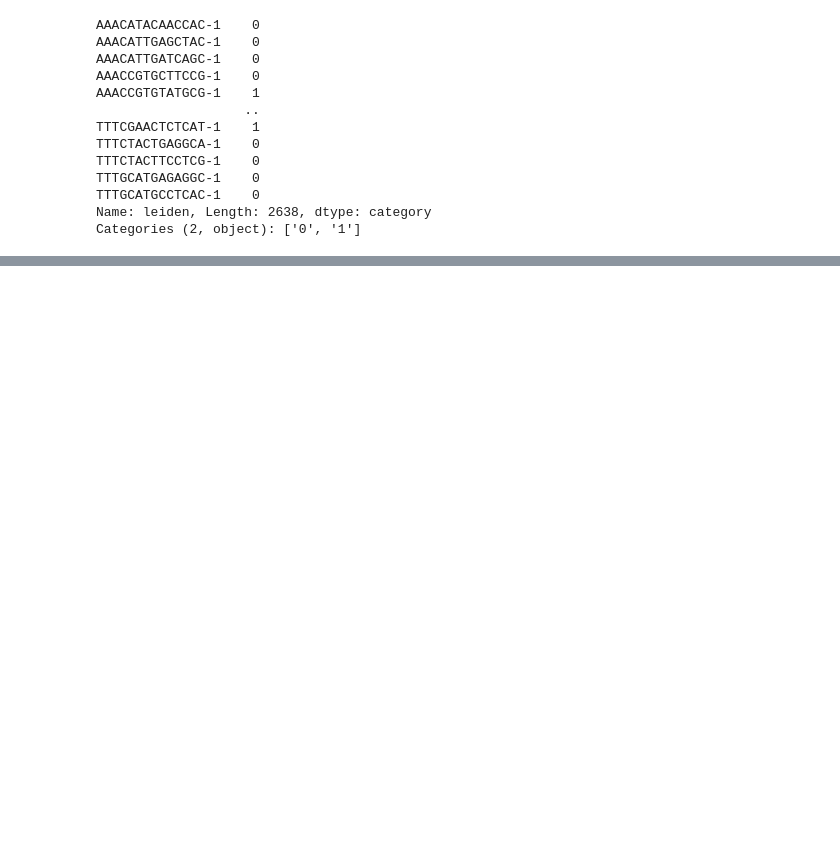
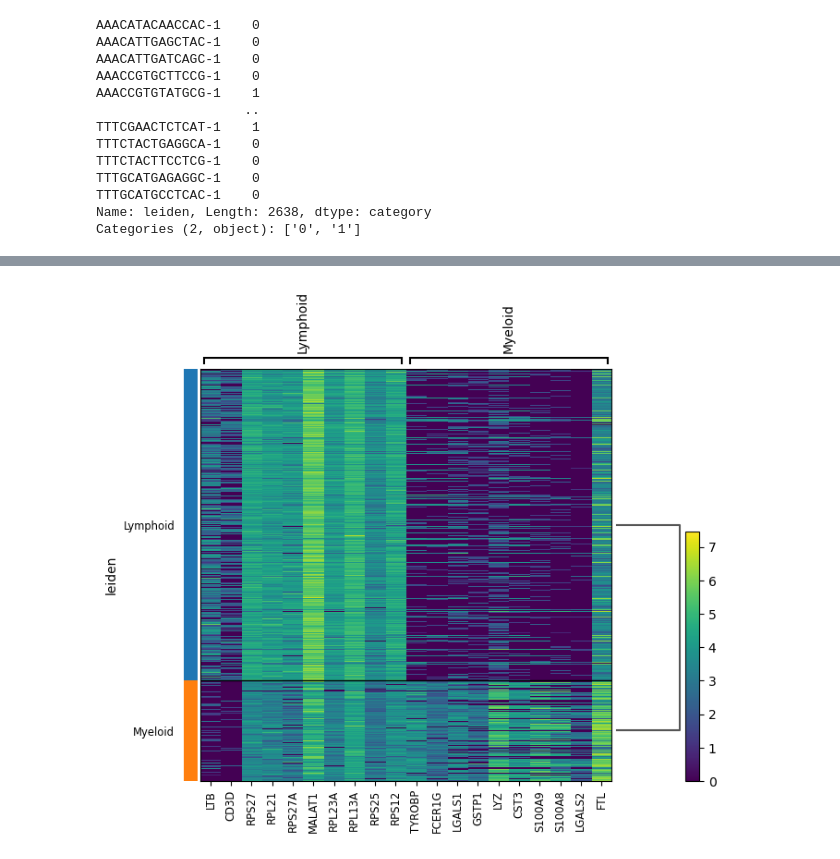
Before and after one commit to JakeJackson22/-Developmental_Disorder_Python_Archival, a Jupyter notebook: Visualisation.ipynb, the cells around one changed output, grey strips where cells are left out. Cells and saved outputs as stored; diff of their text form; code cells hidden in the pictures; blank space fills up the shorter version.

Commit message:
Working out best plots

```diff
--- a/Visualisation.ipynb
+++ b/Visualisation.ipynb
@@ -185,0 +203,6 @@ WARNING: saving figure to file figures/heatmapCirculatory.pdf
+# %%
+#Exploratory
+sc.tl.rank_genes_groups(subset_adata, 'leiden', method='t-test')
+sc.pl.rank_genes_groups_heatmap(subset_adata, n_genes=10)
+# %% [output]
+[figure, added]
```
Also changed, not shown: parts of 32 cells of this notebook.
